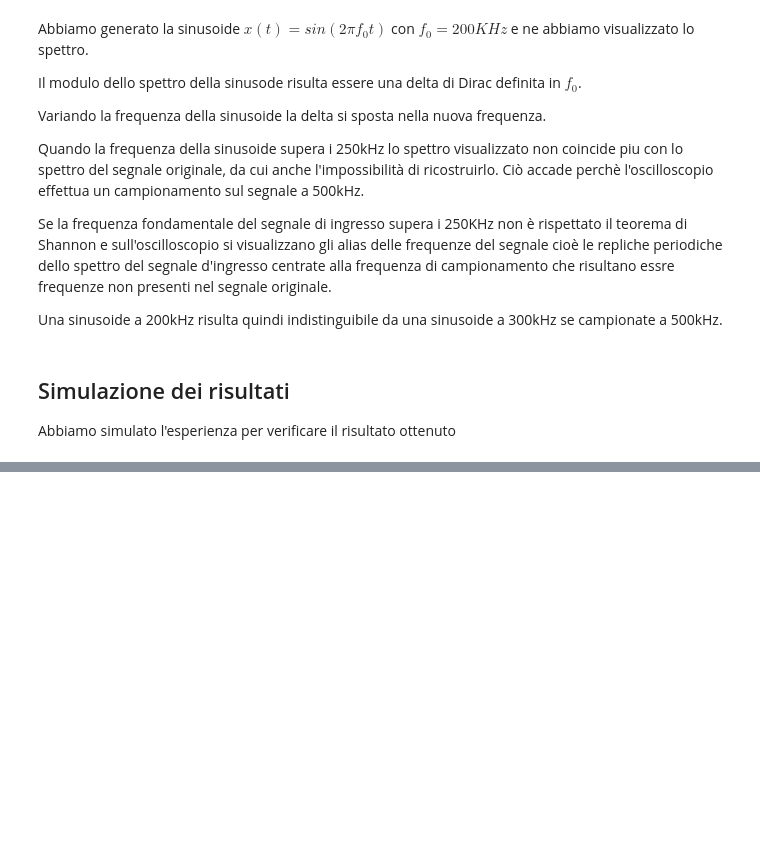
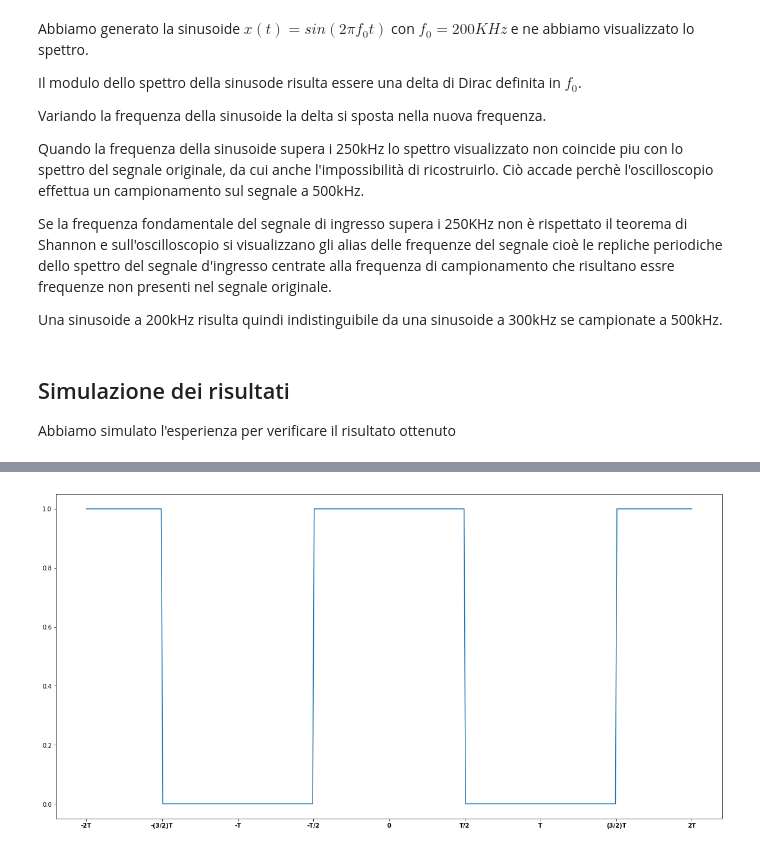
Before and after one commit to GoldMyr1994/mbmcpy, a Jupyter notebook: m.conte/Teorema del Campionamento e Modulazioni Analogiche.ipynb, the cells around one changed output, grey strips where cells are left out. Drawn from its saved outputs; the diff is of its cells as text; code cells hidden in the pictures; blank space fills up the shorter version.

```diff
--- a/m.conte/Teorema del Campionamento e Modulazioni Analogiche.ipynb
+++ b/m.conte/Teorema del Campionamento e Modulazioni Analogiche.ipynb
@@ -112,0 +166,10 @@ Le due sinusoidi in frequenza risultano indistinguibili
+# %%
+t = np.linspace(-2,2,801)
+r = 1*(abs(t)<1/2)+1/2*(abs(t)==1/2)
+p = 1*((t%2)==0)
+fig = plt.figure(figsize=(20,10))
+plt.plot(t,np.convolve(r,p,'same'))
+plt.xticks([-2,-1.5,-1,-0.5,0,0.5,1,1.5,2],["-2T","-(3/2)T","-T","-T/2","0","T/2","T","(3/2)T","2T"],fontweight='bold')
+plt.show()
+# %% [output]
+[figure, added]
```
Also changed, not shown: parts of 18 cells of this notebook, 31 other files.
